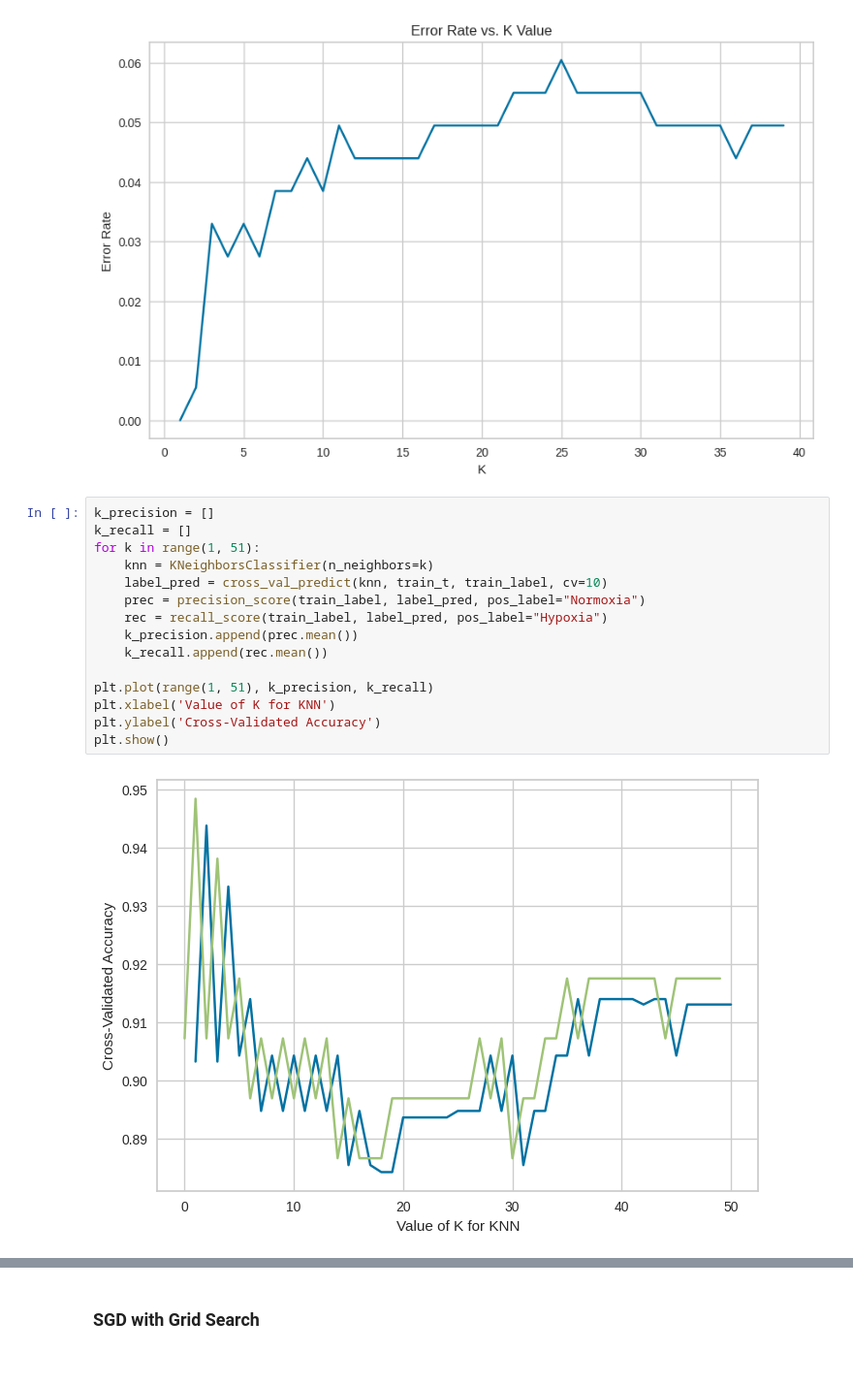
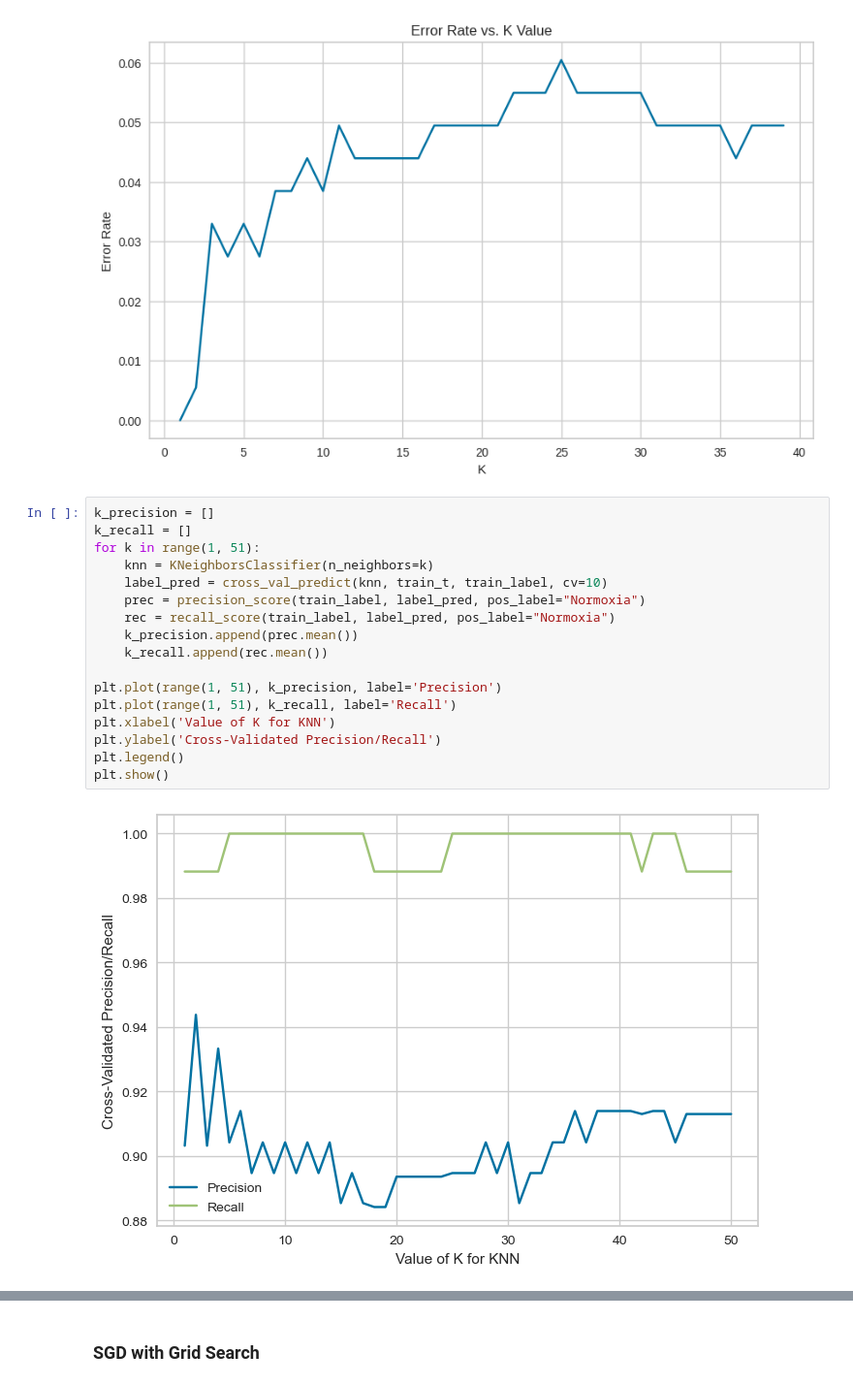
Before and after one commit to sandromikautadze/hypoxia-prediction-cancer, a Jupyter notebook: 00-SmartSeq/HCC1806_train.ipynb, the cells around one changed output, grey strips where cells are left out. Shown at 97% size. Drawn from its saved outputs; the diff is of its cells as text.

```diff
--- a/00-SmartSeq/HCC1806_train.ipynb
+++ b/00-SmartSeq/HCC1806_train.ipynb
@@ -1059,17 +1059,19 @@ Text(0, 0.5, 'Error Rate')
 # %%
 k_precision = []
 k_recall = []
 for k in range(1, 51):
     knn = KNeighborsClassifier(n_neighbors=k)
     label_pred = cross_val_predict(knn, train_t, train_label, cv=10)
     prec = precision_score(train_label, label_pred, pos_label="Normoxia")
-    rec = recall_score(train_label, label_pred, pos_label="Hypoxia")
+    rec = recall_score(train_label, label_pred, pos_label="Normoxia")
     k_precision.append(prec.mean())
     k_recall.append(rec.mean())
 
-plt.plot(range(1, 51), k_precision, k_recall)
+plt.plot(range(1, 51), k_precision, label='Precision')
+plt.plot(range(1, 51), k_recall, label='Recall')
 plt.xlabel('Value of K for KNN')
-plt.ylabel('Cross-Validated Accuracy')
+plt.ylabel('Cross-Validated Precision/Recall')
+plt.legend()
 plt.show()
 # %% [output]
-[figure, old version]
+[figure, new version]
```
Also changed, not shown: parts of 14 cells of this notebook.
